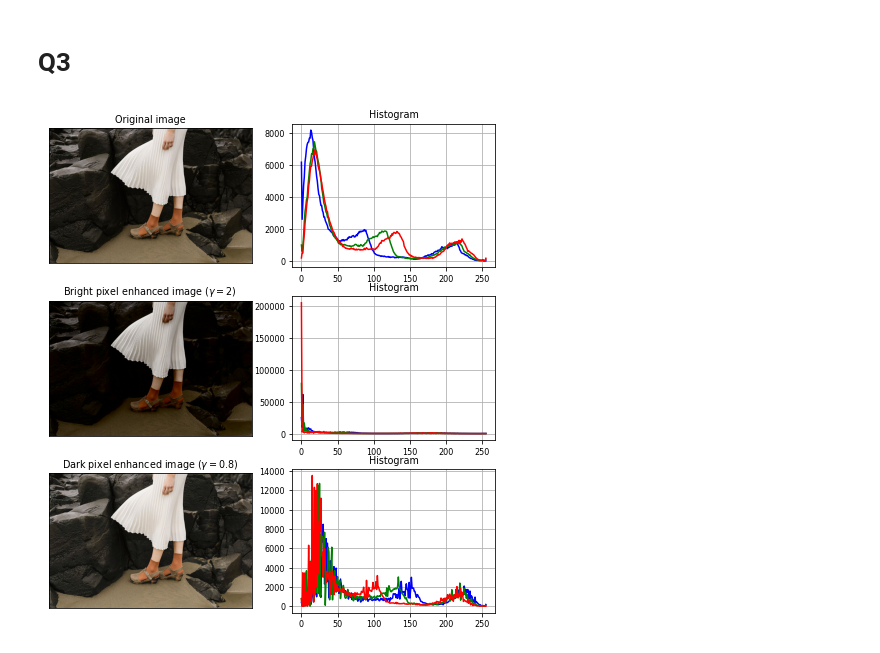
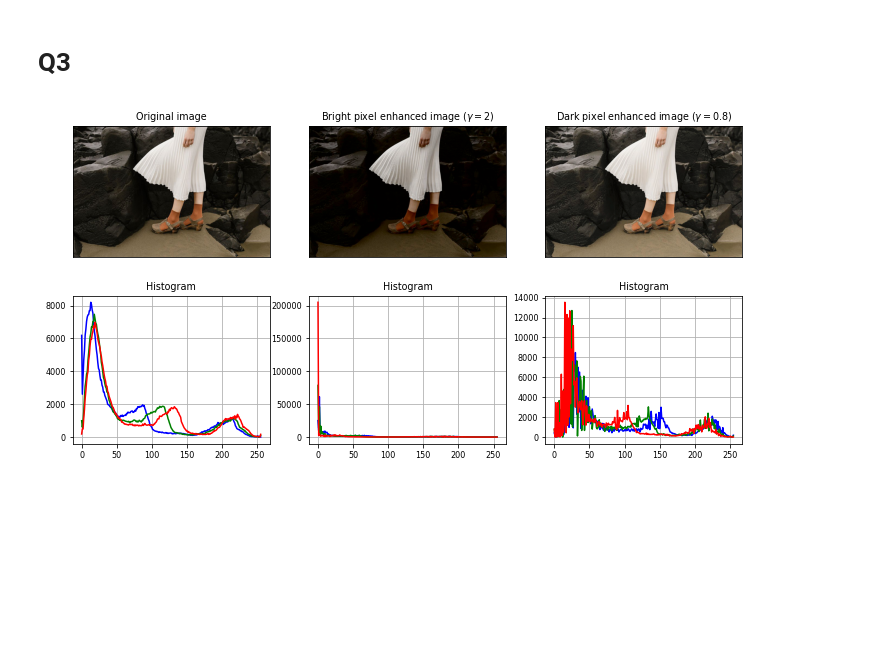
Before and after one commit to Avishka-Perera/UoM-S4-EN2550-Assignments, a Jupyter notebook: Answers/Assignment-1/assignment-1.ipynb, the cells around one changed output. Drawn from its saved outputs; the diff is of its cells as text; code cells hidden in the pictures; blank space fills up the shorter version.

```diff
--- a/Answers/Assignment-1/assignment-1.ipynb
+++ b/Answers/Assignment-1/assignment-1.ipynb
@@ -90,7 +90,7 @@ font = {'size'   : 8}
 
 matplotlib.rc('font', **font)
 
-fig, ax = plt.subplots(3,2,figsize=(8,9))
+fig, ax = plt.subplots(2,3,figsize=(12,6))
 
 inp_img = cv.imread("assets/highlights_and_shadows.jpg")
 disp_inp_img = cv.cvtColor(inp_img, cv.COLOR_BGR2RGB)
@@ -107,41 +107,41 @@ LAB_light_img[:,:,0] = cv.LUT(LAB_light_img[:,:,0], t_light)
 disp_corrected_light_img = cv.cvtColor(LAB_light_img, cv.COLOR_LAB2RGB)
 
 # find dark image
 LAB_dark_img = cv.cvtColor(inp_img, cv.COLOR_BGR2LAB)
 LAB_dark_img[:,:,0] = cv.LUT(LAB_dark_img[:,:,0], t_dark)
 disp_corrected_dark_img = cv.cvtColor(LAB_dark_img, cv.COLOR_LAB2RGB)
 
 colors = ('b', 'g', 'r')
 
 # Original image
 ax[0][0].imshow(disp_inp_img)
 for i, c in enumerate(colors):
   color_hist = cv.calcHist([inp_img], [i], None, [256], [0,256])
-  ax[0][1].plot(color_hist, color=c)
+  ax[1][0].plot(color_hist, color=c)
 
 # Light image
-ax[1][0].imshow(disp_corrected_light_img)
+ax[0][1].imshow(disp_corrected_light_img)
 for i, c in enumerate(colors):
   color_hist = cv.calcHist([disp_corrected_light_img], [i], None, [256], [0,256])
   ax[1][1].plot(color_hist, color=c)
 
 # Dark image
-ax[2][0].imshow(disp_corrected_dark_img)
+ax[0][2].imshow(disp_corrected_dark_img)
 for i, c in enumerate(colors):
   color_hist = cv.calcHist([disp_corrected_dark_img], [i], None, [256], [0,256])
-  ax[2][1].plot(color_hist, color=c)
+  ax[1][2].plot(color_hist, color=c)
 
 ax[0][0].set_title("Original image")
-ax[1][0].set_title(f"Bright pixel enhanced image $(\gamma={gamma_light})$")
-ax[2][0].set_title(f"Dark pixel enhanced image $(\gamma={gamma_dark})$")
+ax[0][1].set_title(f"Bright pixel enhanced image $(\gamma={gamma_light})$")
+ax[0][2].set_title(f"Dark pixel enhanced image $(\gamma={gamma_dark})$")
 
 for j in range(3):
-    ax[j][0].set_xticks([])
-    ax[j][0].set_yticks([])
-    ax[j][1].grid(True)
-    ax[j][1].set_title("Histogram")
+    ax[0][j].set_xticks([])
+    ax[0][j].set_yticks([])
+    ax[1][j].grid(True)
+    ax[1][j].set_title("Histogram")
 
 
 plt.show()
 # %% [output]
-[figure, old version]
+[figure, new version]
```
Also changed, not shown: parts of 5 cells of this notebook.
